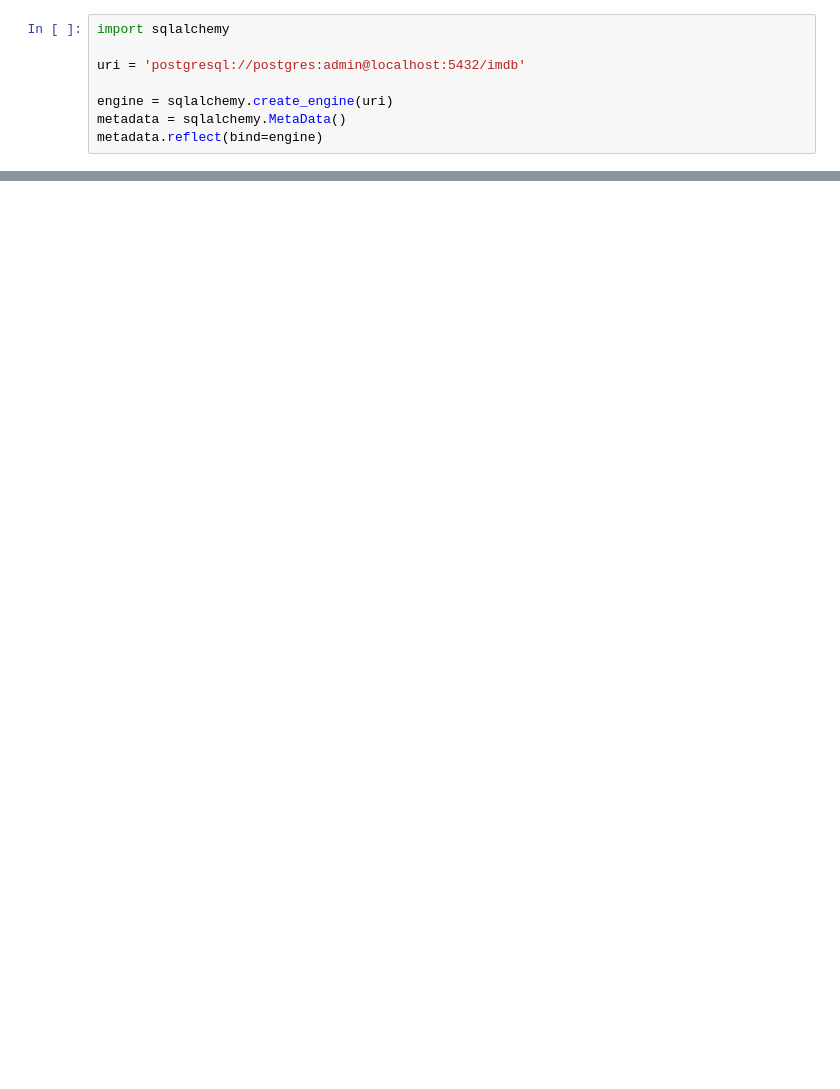
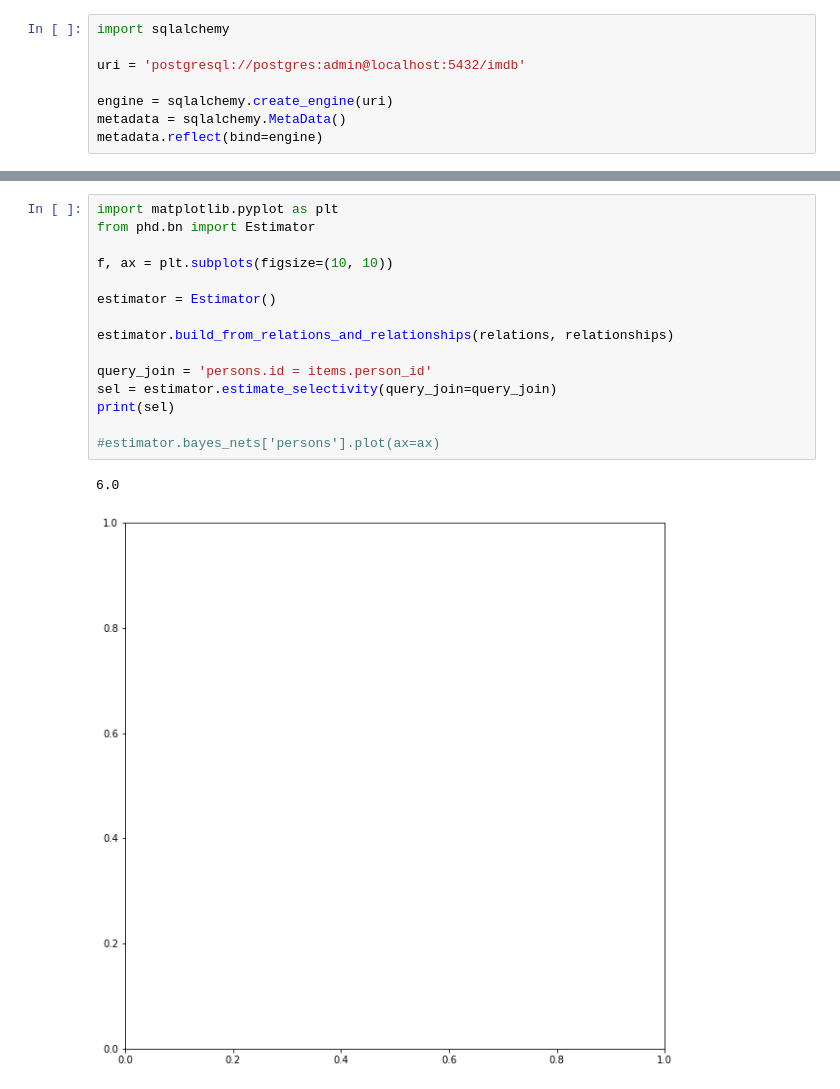
Before and after one commit to MaxHalford/dasfaa-2019, a Jupyter notebook: Playground.ipynb, the cells around one changed output, grey strips where cells are left out. Drawn from its saved outputs; the diff is of its cells as text; blank space fills up the shorter version.

```diff
--- a/Playground.ipynb
+++ b/Playground.ipynb
@@ -112,0 +108,18 @@ metrics.mutual_info_score(x, y)
+# %%
+import matplotlib.pyplot as plt
+from phd.bn import Estimator
+
+f, ax = plt.subplots(figsize=(10, 10))
+
+estimator = Estimator()
+
+estimator.build_from_relations_and_relationships(relations, relationships)
+
+query_join = 'persons.id = items.person_id'
+sel = estimator.estimate_selectivity(query_join=query_join)
+print(sel)
+
+#estimator.bayes_nets['persons'].plot(ax=ax)
+# %% [output]
+6.0
+[figure, added]
```
Also changed, not shown: parts of 26 cells of this notebook, 16 other files.
